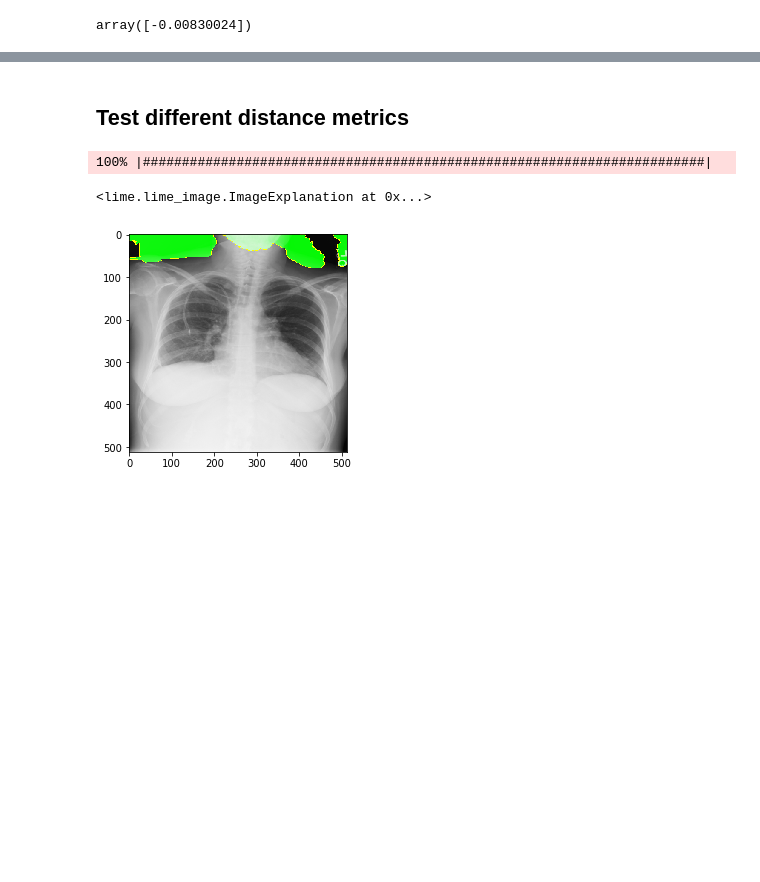
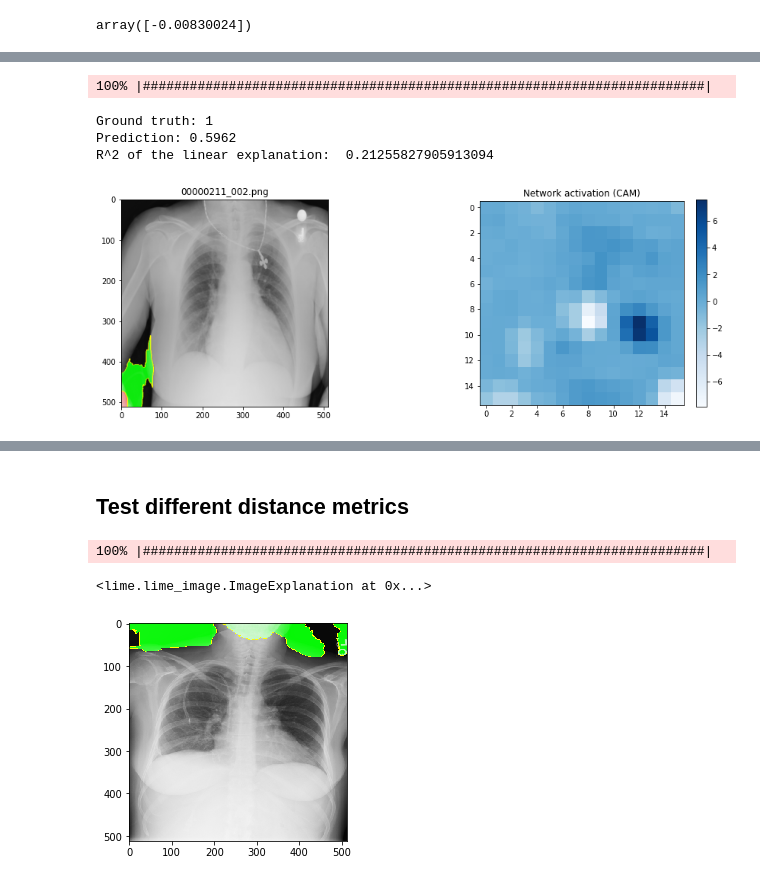
Before and after one commit to pdpino/cxr8, a Jupyter notebook: Demo_xai.ipynb, the cells around one changed output, grey strips where cells are left out. Drawn from its saved outputs; the diff is of its cells as text; code cells hidden in the pictures; blank space fills up the shorter version.

```diff
--- a/Demo_xai.ipynb
+++ b/Demo_xai.ipynb
@@ -160,0 +187,8 @@ R^2 of the linear explanation:  0.2701279493424147
+# %%
+expl = plot_lime_and_activation(TP[1], num_features=3)
+# %% [output]
+100% |########################################################################|
+Ground truth: 1
+Prediction: 0.5962
+R^2 of the linear explanation:  0.21255827905913094
+[figure, added]
```
Also changed, not shown: parts of 38 cells of this notebook, 16 other files.
